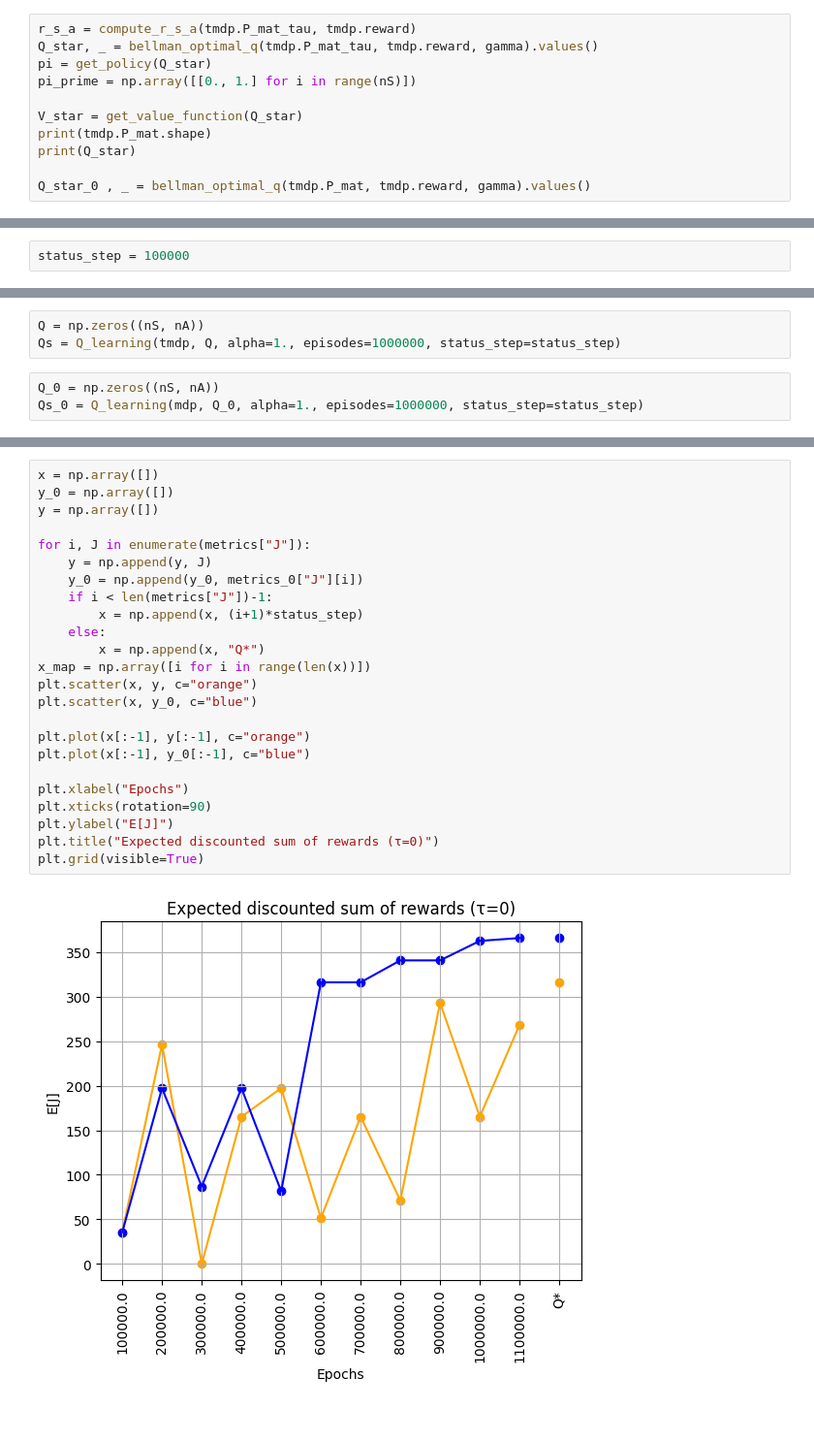
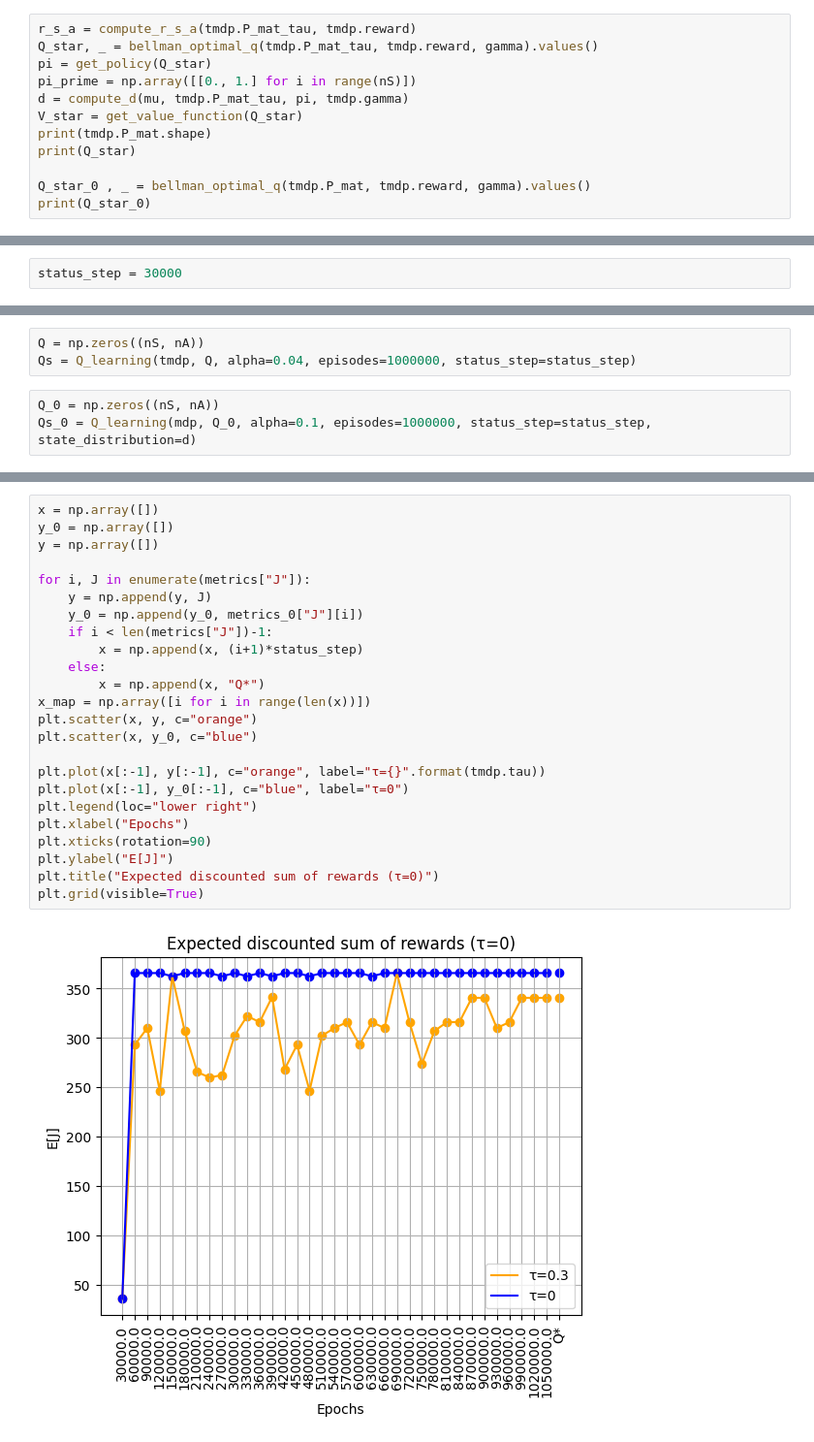
Before and after one commit to cris96spa/TMDP, a Jupyter notebook: TMDP.ipynb, the cells around one changed output, grey strips where cells are left out. Shown at 97% size. Cells and saved outputs as stored; diff of their text form.

Commit message:
learning rates

```diff
--- a/TMDP.ipynb
+++ b/TMDP.ipynb
@@ -27,11 +28,12 @@ r_s_a = compute_r_s_a(tmdp.P_mat_tau, tmdp.reward)
 Q_star, _ = bellman_optimal_q(tmdp.P_mat_tau, tmdp.reward, gamma).values()
 pi = get_policy(Q_star)
 pi_prime = np.array([[0., 1.] for i in range(nS)])
-
+d = compute_d(mu, tmdp.P_mat_tau, pi, tmdp.gamma)
 V_star = get_value_function(Q_star)
 print(tmdp.P_mat.shape)
 print(Q_star)
 
 Q_star_0 , _ = bellman_optimal_q(tmdp.P_mat, tmdp.reward, gamma).values()
+print(Q_star_0)
 # %% [output]
 (8, 2, 8)
@@ -46,2 +56,2 @@ Q_star_0 , _ = bellman_optimal_q(tmdp.P_mat, tmdp.reward, gamma).values()
 # %%
-status_step = 100000
+status_step = 30000
@@ -48,8 +60,8 @@ status_step = 100000
 # %%
 Q = np.zeros((nS, nA))
-Qs = Q_learning(tmdp, Q, alpha=1., episodes=1000000, status_step=status_step)
+Qs = Q_learning(tmdp, Q, alpha=0.04, episodes=1000000, status_step=status_step)
 # %%
 Q_0 = np.zeros((nS, nA))
-Qs_0 = Q_learning(mdp, Q_0, alpha=1., episodes=1000000, status_step=status_step)
+Qs_0 = Q_learning(mdp, Q_0, alpha=0.1, episodes=1000000, status_step=status_step, state_distribution=d)
 # %%
 print(Qs["Qs"][-1])
@@ -78,29 +145,29 @@ print(metrics_0)
 # %%
 x = np.array([])
 y_0 = np.array([])
 y = np.array([])
 
 for i, J in enumerate(metrics["J"]):
     y = np.append(y, J)
     y_0 = np.append(y_0, metrics_0["J"][i])
     if i < len(metrics["J"])-1:
         x = np.append(x, (i+1)*status_step)
     else:
         x = np.append(x, "Q*")
 x_map = np.array([i for i in range(len(x))])
 plt.scatter(x, y, c="orange")
 plt.scatter(x, y_0, c="blue")
 
-plt.plot(x[:-1], y[:-1], c="orange")
-plt.plot(x[:-1], y_0[:-1], c="blue")
-
+plt.plot(x[:-1], y[:-1], c="orange", label="τ={}".format(tmdp.tau))
+plt.plot(x[:-1], y_0[:-1], c="blue", label="τ=0")
+plt.legend(loc="lower right")
 plt.xlabel("Epochs")
 plt.xticks(rotation=90)
 plt.ylabel("E[J]")
 plt.title("Expected discounted sum of rewards (τ=0)")
 plt.grid(visible=True)
 # %% [output]
-[figure, old version]
+[figure, new version]
 # %%
 x = np.array([])
 y = np.array([])
```
Also changed, not shown: parts of 14 cells of this notebook, 4 other files.
